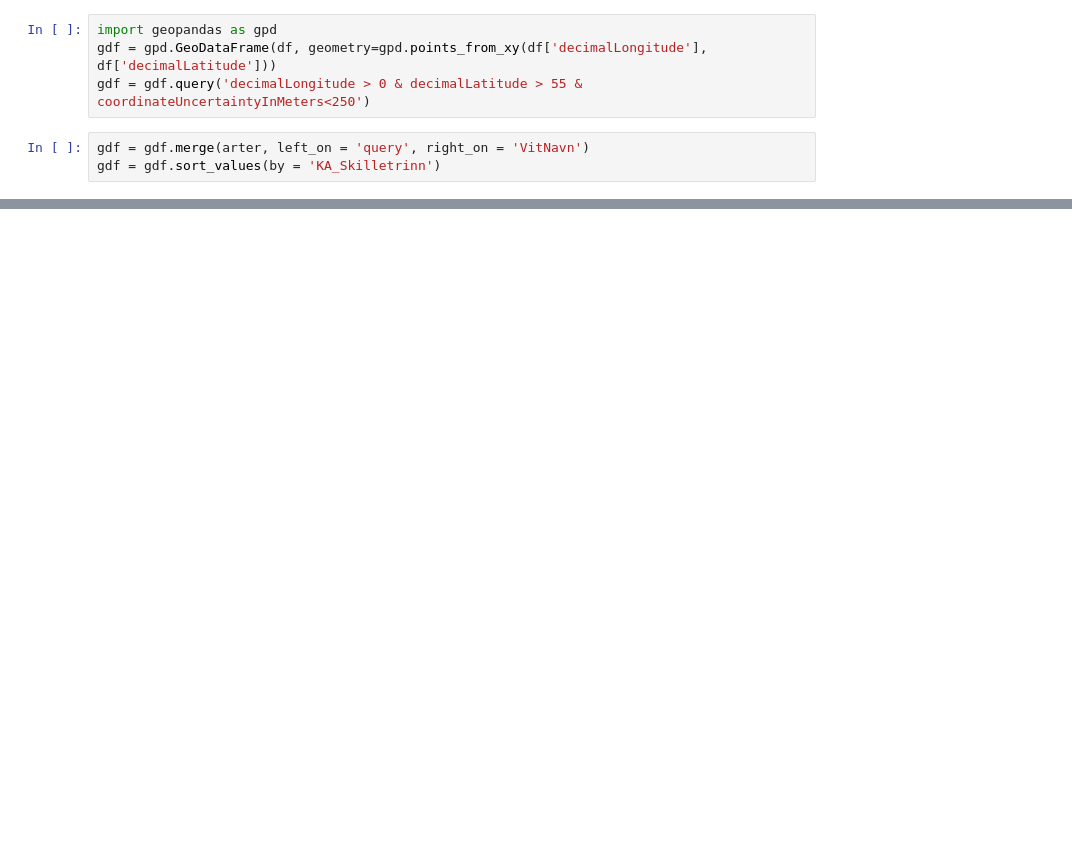
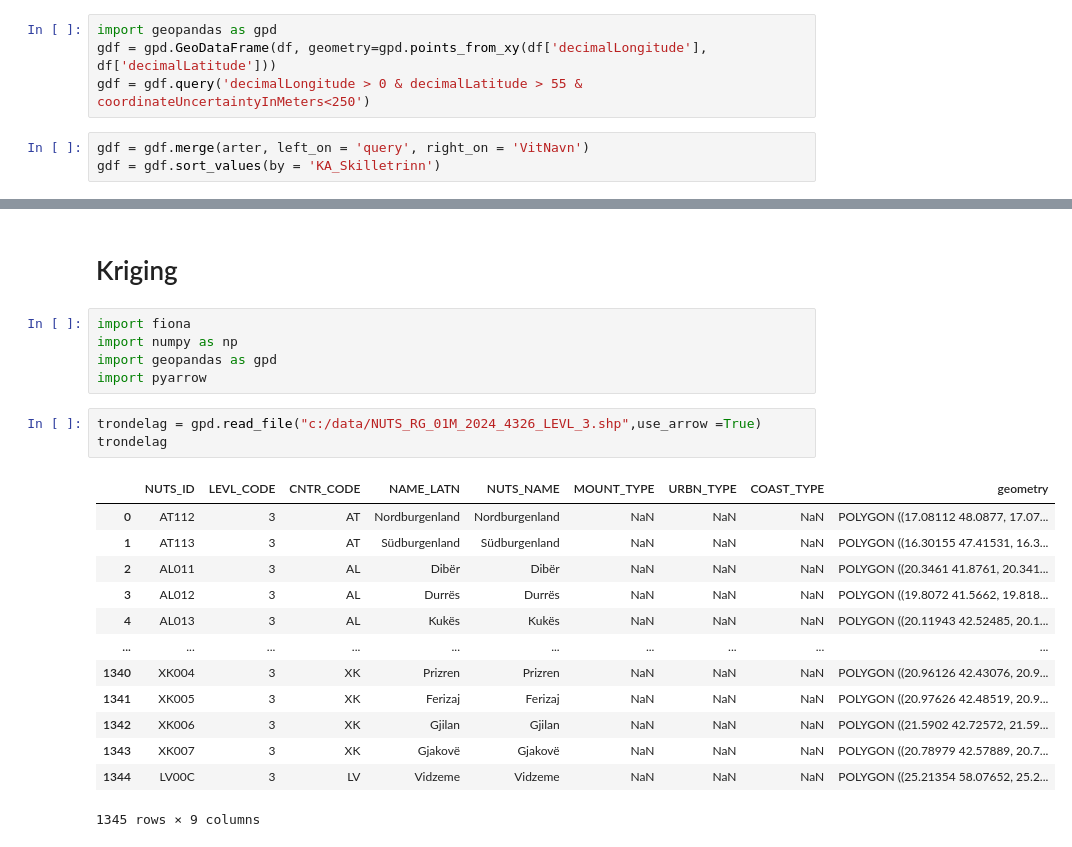
Before and after one commit to egowork/gis_tools, a Jupyter notebook: ymse2.ipynb, the cells around one changed output, grey strips where cells are left out. Drawn from its saved outputs; the diff is of its cells as text; blank space fills up the shorter version.

```diff
--- a/ymse2.ipynb
+++ b/ymse2.ipynb
@@ -172,0 +183,24 @@ plt.show()
+# %% [markdown]
+# Kriging
+# %%
+import fiona
+import numpy as np
+import geopandas as gpd
+import pyarrow
+# %%
+trondelag = gpd.read_file("c:/data/NUTS_RG_01M_2024_4326_LEVL_3.shp",use_arrow =True)
+trondelag
+# %% [output]
+|  | NUTS_ID | LEVL_CODE | CNTR_CODE | NAME_LATN | NUTS_NAME | MOUNT_TYPE | URBN_TYPE | COAST_TYPE | geometry |
+| 0 | AT112 | 3 | AT | Nordburgenland | Nordburgenland | NaN | NaN | NaN | POLYGON ((17.08112 48.0877, 17.07... |
+| 1 | AT113 | 3 | AT | Südburgenland | Südburgenland | NaN | NaN | NaN | POLYGON ((16.30155 47.41531, 16.3... |
+| 2 | AL011 | 3 | AL | Dibër | Dibër | NaN | NaN | NaN | POLYGON ((20.3461 41.8761, 20.341... |
+| 3 | AL012 | 3 | AL | Durrës | Durrës | NaN | NaN | NaN | POLYGON ((19.8072 41.5662, 19.818... |
+| 4 | AL013 | 3 | AL | Kukës | Kukës | NaN | NaN | NaN | POLYGON ((20.11943 42.52485, 20.1... |
+| ... | ... | ... | ... | ... | ... | ... | ... | ... | ... |
+| 1340 | XK004 | 3 | XK | Prizren | Prizren | NaN | NaN | NaN | POLYGON ((20.96126 42.43076, 20.9... |
+| 1341 | XK005 | 3 | XK | Ferizaj | Ferizaj | NaN | NaN | NaN | POLYGON ((20.97626 42.48519, 20.9... |
+| 1342 | XK006 | 3 | XK | Gjilan | Gjilan | NaN | NaN | NaN | POLYGON ((21.5902 42.72572, 21.59... |
+| 1343 | XK007 | 3 | XK | Gjakovë | Gjakovë | NaN | NaN | NaN | POLYGON ((20.78979 42.57889, 20.7... |
+| 1344 | LV00C | 3 | LV | Vidzeme | Vidzeme | NaN | NaN | NaN | POLYGON ((25.21354 58.07652, 25.2... |
+1345 rows × 9 columns
```
Also changed, not shown: parts of 13 cells of this notebook, 1 other file.
